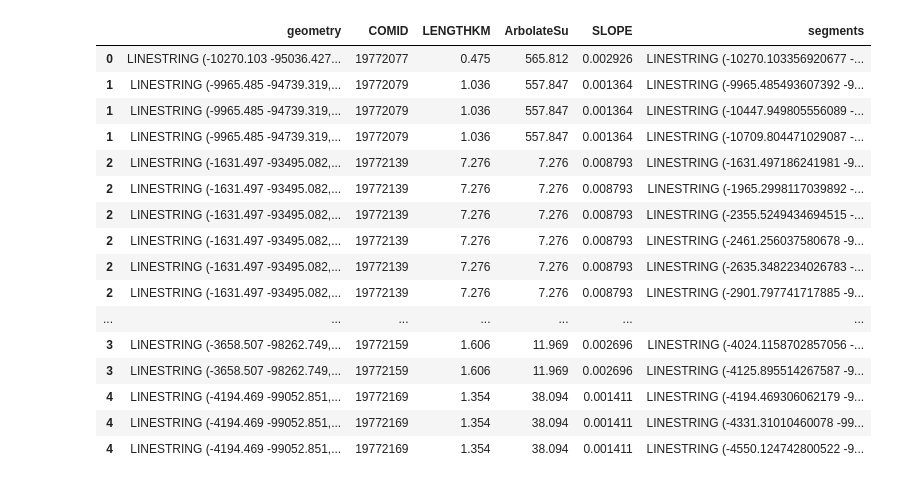
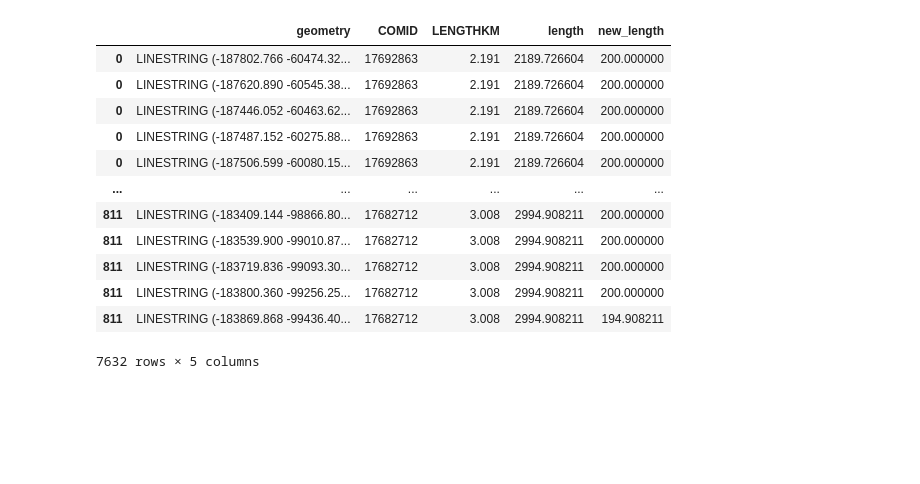
Before and after one commit to avkoehl/valleys, a Jupyter notebook: notebooks/split.ipynb, the cells around one changed output. Saved outputs shown, nothing was run; the diff lists cells and outputs as text; code cells hidden in the pictures; blank space fills up the shorter version.

```diff
--- a/notebooks/split.ipynb
+++ b/notebooks/split.ipynb
@@ -186,20 +71,22 @@ See the caveats in the documentation: https://pandas.pydata.org/pandas-docs/stab
-# %%
-top.explode('segments')
-# %% [output]
-|  | geometry | COMID | LENGTHKM | ArbolateSu | SLOPE | segments |
-| 0 | LINESTRING (-10270.103 -95036.427... | 19772077 | 0.475 | 565.812 | 0.002926 | LINESTRING (-10270.103356920677 -... |
-| 1 | LINESTRING (-9965.485 -94739.319,... | 19772079 | 1.036 | 557.847 | 0.001364 | LINESTRING (-9965.485493607392 -9... |
-| 1 | LINESTRING (-9965.485 -94739.319,... | 19772079 | 1.036 | 557.847 | 0.001364 | LINESTRING (-10447.949805556089 -... |
-| 1 | LINESTRING (-9965.485 -94739.319,... | 19772079 | 1.036 | 557.847 | 0.001364 | LINESTRING (-10709.804471029087 -... |
-| 2 | LINESTRING (-1631.497 -93495.082,... | 19772139 | 7.276 | 7.276 | 0.008793 | LINESTRING (-1631.497186241981 -9... |
-| 2 | LINESTRING (-1631.497 -93495.082,... | 19772139 | 7.276 | 7.276 | 0.008793 | LINESTRING (-1965.2998117039892 -... |
-| 2 | LINESTRING (-1631.497 -93495.082,... | 19772139 | 7.276 | 7.276 | 0.008793 | LINESTRING (-2355.5249434694515 -... |
-| 2 | LINESTRING (-1631.497 -93495.082,... | 19772139 | 7.276 | 7.276 | 0.008793 | LINESTRING (-2461.256037580678 -9... |
-| 2 | LINESTRING (-1631.497 -93495.082,... | 19772139 | 7.276 | 7.276 | 0.008793 | LINESTRING (-2635.3482234026783 -... |
-| 2 | LINESTRING (-1631.497 -93495.082,... | 19772139 | 7.276 | 7.276 | 0.008793 | LINESTRING (-2901.797741717885 -9... |
-| ... | ... | ... | ... | ... | ... | ... |
-| 3 | LINESTRING (-3658.507 -98262.749,... | 19772159 | 1.606 | 11.969 | 0.002696 | LINESTRING (-4024.1158702857056 -... |
-| 3 | LINESTRING (-3658.507 -98262.749,... | 19772159 | 1.606 | 11.969 | 0.002696 | LINESTRING (-4125.895514267587 -9... |
-| 4 | LINESTRING (-4194.469 -99052.851,... | 19772169 | 1.354 | 38.094 | 0.001411 | LINESTRING (-4194.469306062179 -9... |
-| 4 | LINESTRING (-4194.469 -99052.851,... | 19772169 | 1.354 | 38.094 | 0.001411 | LINESTRING (-4331.31010460078 -99... |
-| 4 | LINESTRING (-4194.469 -99052.851,... | 19772169 | 1.354 | 38.094 | 0.001411 | LINESTRING (-4550.124742800522 -9... |
+# %%
+segments = flowlines.copy()
+segments['split'] = segments['geometry'].apply(segment, length=200, method='remainder')
+segments = segments.explode('split')
+segments['geometry'] = segments['split']
+segments = segments[['geometry', 'COMID', 'LENGTHKM', 'length']]
+segments['new_length'] = segments['geometry'].apply(lambda x: x.length)
+segments
+# %% [output]
+|  | geometry | COMID | LENGTHKM | length | new_length |
+| 0 | LINESTRING (-187802.766 -60474.32... | 17692863 | 2.191 | 2189.726604 | 200.000000 |
+| 0 | LINESTRING (-187620.890 -60545.38... | 17692863 | 2.191 | 2189.726604 | 200.000000 |
+| 0 | LINESTRING (-187446.052 -60463.62... | 17692863 | 2.191 | 2189.726604 | 200.000000 |
+| 0 | LINESTRING (-187487.152 -60275.88... | 17692863 | 2.191 | 2189.726604 | 200.000000 |
+| 0 | LINESTRING (-187506.599 -60080.15... | 17692863 | 2.191 | 2189.726604 | 200.000000 |
+| ... | ... | ... | ... | ... | ... |
+| 811 | LINESTRING (-183409.144 -98866.80... | 17682712 | 3.008 | 2994.908211 | 200.000000 |
+| 811 | LINESTRING (-183539.900 -99010.87... | 17682712 | 3.008 | 2994.908211 | 200.000000 |
+| 811 | LINESTRING (-183719.836 -99093.30... | 17682712 | 3.008 | 2994.908211 | 200.000000 |
+| 811 | LINESTRING (-183800.360 -99256.25... | 17682712 | 3.008 | 2994.908211 | 200.000000 |
+| 811 | LINESTRING (-183869.868 -99436.40... | 17682712 | 3.008 | 2994.908211 | 194.908211 |
+7632 rows × 5 columns
```
Also changed, not shown: parts of 25 cells of this notebook.
